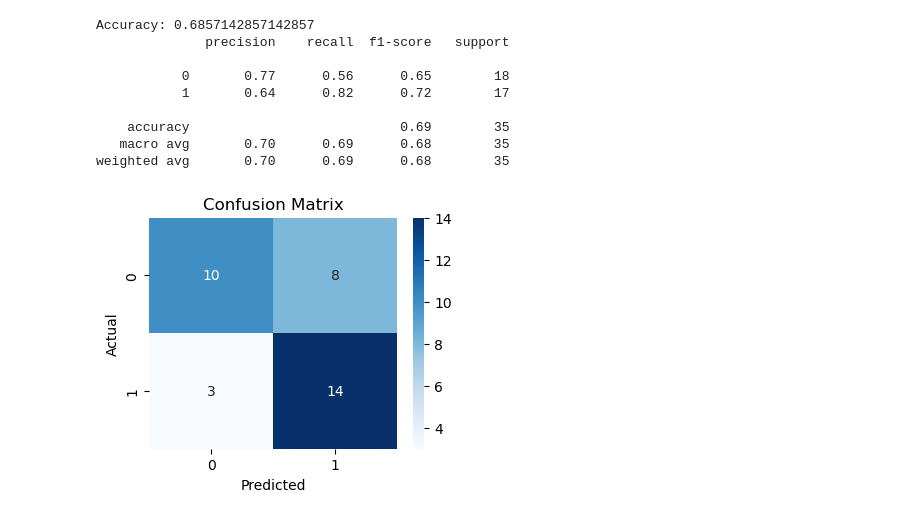
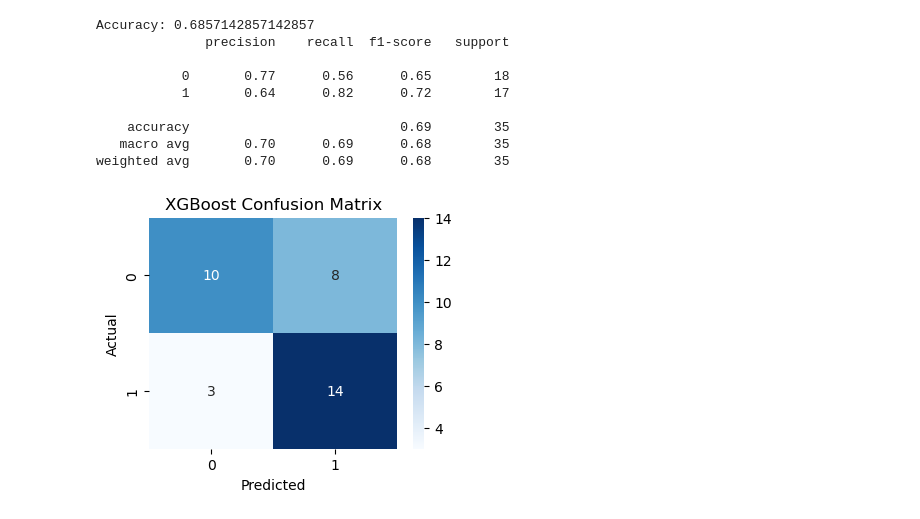
Before and after one commit to Husainz06/gout_flare, a Jupyter notebook: Notebooks/Xgboost.ipynb, the cells around one changed output. Saved outputs shown, nothing was run; the diff lists cells and outputs as text; code cells hidden in the pictures.

```diff
--- a/Notebooks/Xgboost.ipynb
+++ b/Notebooks/Xgboost.ipynb
@@ -57,11 +57,11 @@ weighted avg       0.70      0.69      0.68        35
 # %%
 cm = confusion_matrix(y_test, y_pred)
 # Plot the confusion matrix as a heatmap
 plt.figure(figsize=(4, 3))
 sns.heatmap(cm, annot=True, fmt='d', cmap='Blues')
 plt.xlabel('Predicted')
 plt.ylabel('Actual')
-plt.title('Confusion Matrix')
+plt.title('XGBoost Confusion Matrix')
 plt.show()
 # %% [output]
-[figure, old version]
+[figure, new version]
```
Also changed, not shown: parts of 1 cell of this notebook, 7 other files.
